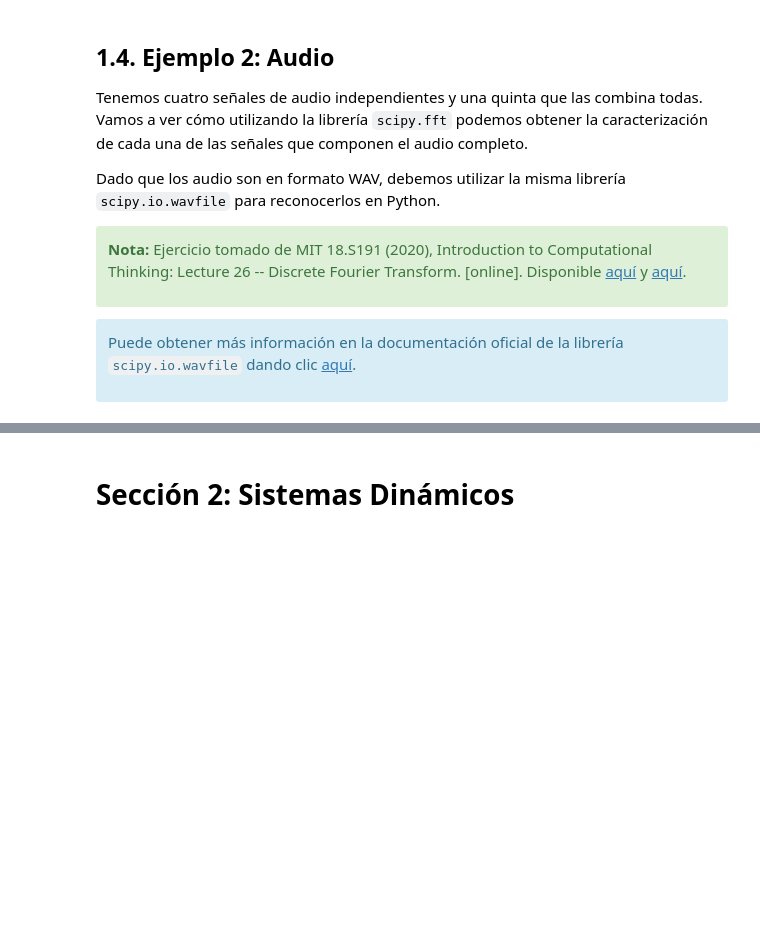
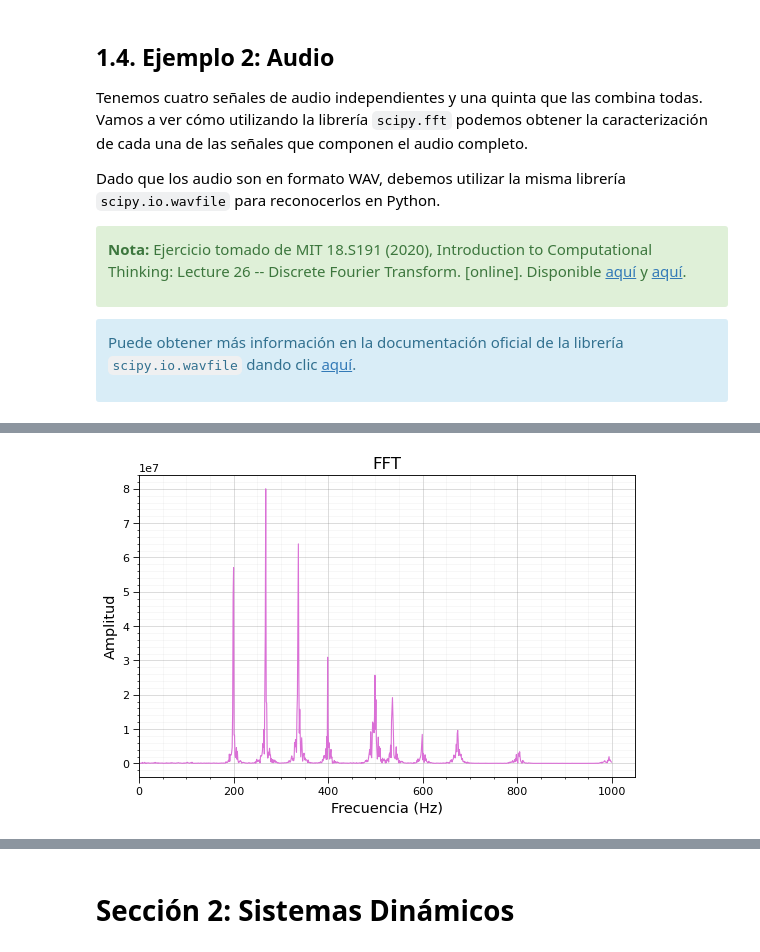
Before and after one commit to Jsuarez-12/ua-imec2001-hc-202310-s1, a Jupyter notebook: content/week8/C15y16_fft.ipynb, the cells around one changed output, grey strips where cells are left out. Drawn from its saved outputs; the diff is of its cells as text; code cells hidden in the pictures; blank space fills up the shorter version.

```diff
--- a/content/week8/C15y16_fft.ipynb
+++ b/content/week8/C15y16_fft.ipynb
@@ -470,19 +640,21 @@ formato_grafica(titulo='FFT',
 # %%
 # FFT señal combinada
-señal_fft1234 = fft(data1234[:,0])
+señal_fft1234 = fft.fft(data1234[:,0])
 
 # Gráfica
 hor = 8
 ver = 5
 fig = plt.figure(figsize=(hor, ver), dpi=80)
 
 plt.plot(np.abs(señal_fft1234[0:1000]), linestyle='-', color='orchid', linewidth=1)
 
 formato_grafica(titulo='FFT',
                 ejex='Frecuencia (Hz)',
                 ejey='Amplitud',
                 xlim=(0, None),
                 leyenda=False)
+# %% [output]
+[figure, added]
 # %% [markdown]
 De lo anterior, notemos que **la FFT extrae los componentes de frecuencia de cada sonido**, en donde podemos asociar las notas musicales a los picos de frecuencia de cada señal, siendo los picos más pequeños los armónicos (múltiplos de números enteros de esa frecuencia principal).
 
```
Also changed, not shown: parts of 56 cells of this notebook.
